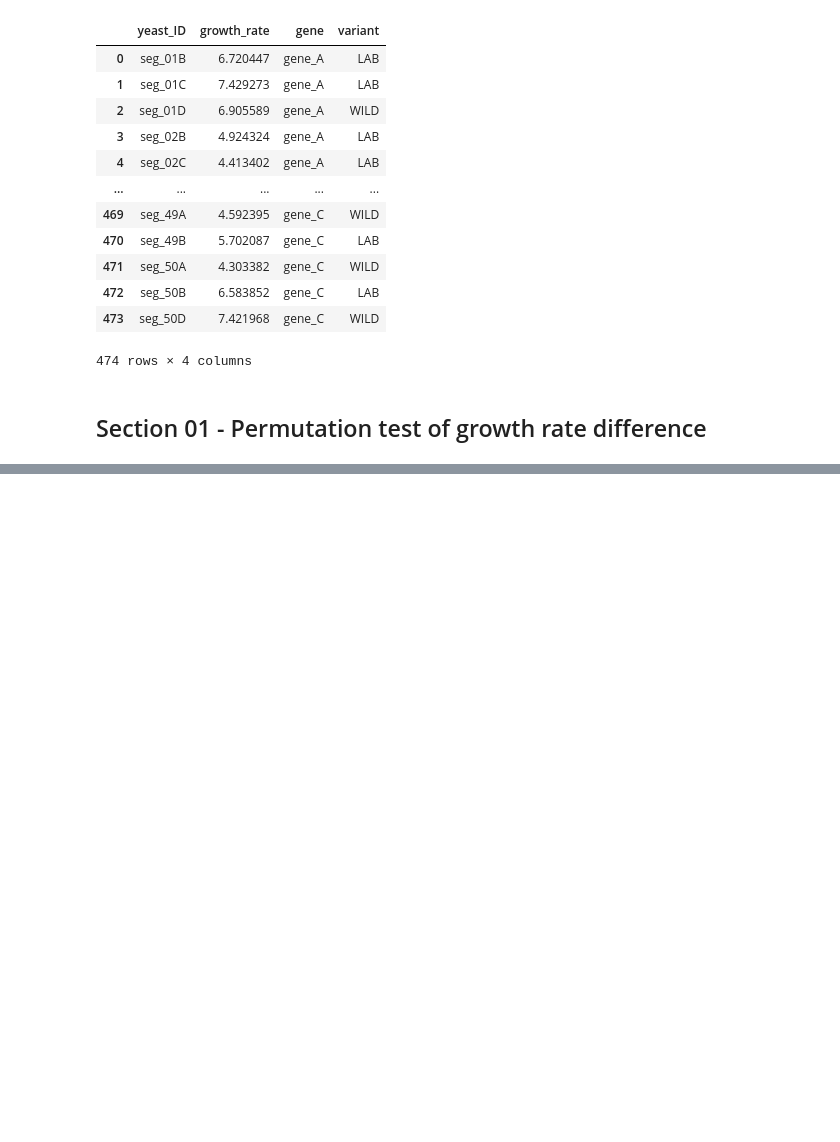
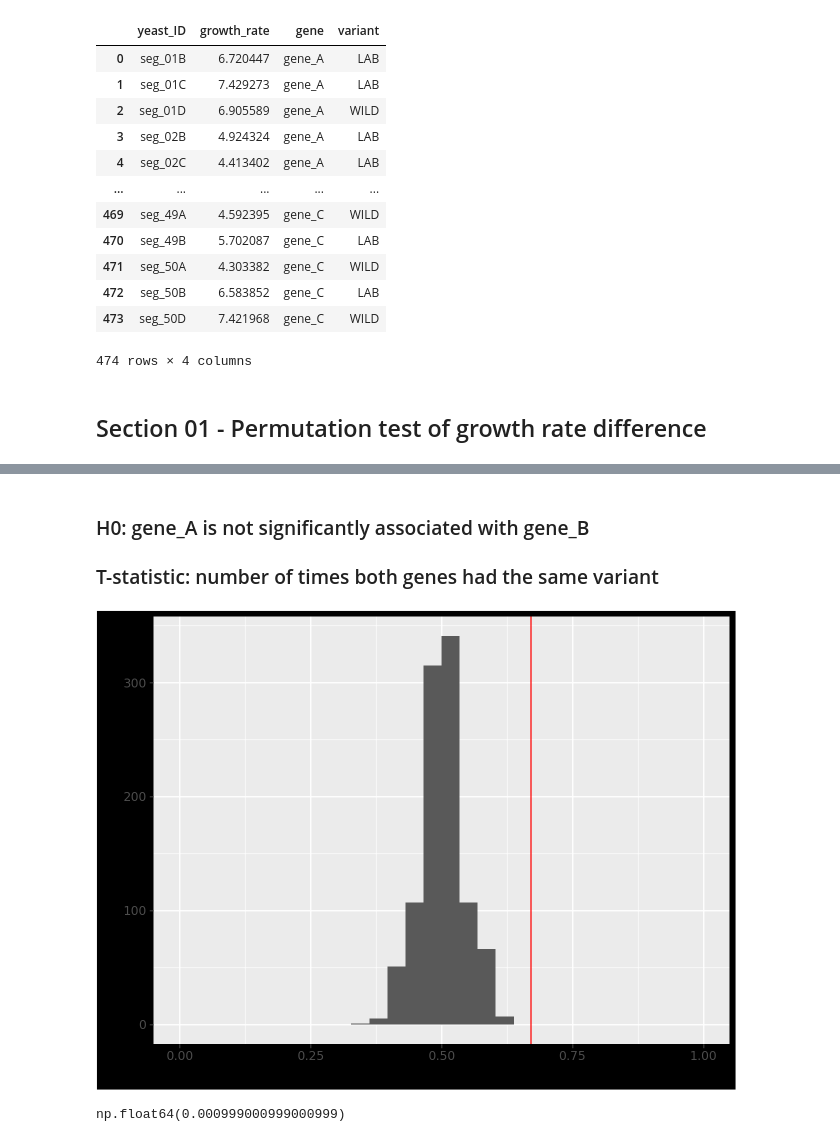
Before and after one commit to areiljan/DataScience, a Jupyter notebook: EX7/7.ipynb, the cells around one changed output, grey strips where cells are left out. Saved outputs shown, nothing was run; the diff lists cells and outputs as text; code cells hidden in the pictures; blank space fills up the shorter version.

```diff
--- a/EX7/7.ipynb
+++ b/EX7/7.ipynb
@@ -99,0 +155,30 @@ np.float64(0.001998001998001998)
+# %% [markdown]
+### H0: gene_A is not significantly associated with gene_B
+### T-statistic: number of times both genes had the same variant
+# %%
+T_ref = (growth_merged['gene_A'] == growth_merged['gene_B']).mean()
+T_ref # 0.67
+
+n = 1000
+gene_B_values = growth_merged['gene_B'].values
+T_star = np.array([
+    (growth_merged['gene_A'] == np.random.permutation(gene_B_values)).mean()
+    for _ in range(n)
+])
+
+g = (
+        ggplot(pd.DataFrame({'T_star': T_star}), aes(x='T_star'))
+        + geom_histogram(bins=30)
+        + geom_vline(xintercept=T_ref, color="red")
+        + xlim(0, 1)
+)
+g.show()
+
+p_val = (np.sum(T_star >= T_ref) + 1) / (n + 1)
+p_val # 0.001
+# these signal significant association, we would get this amount of association by random in about 0.1% of the cases
+
+# Thus we cannot say that either gene_B or gene_A themselves are the reason of higher growth rates. It could be the co working of them both, or another variable (gene) that ties both of them together entirely.
+# %% [output]
+[figure, added]
+np.float64(0.000999000999000999)
```
Also changed, not shown: parts of 12 cells of this notebook.
